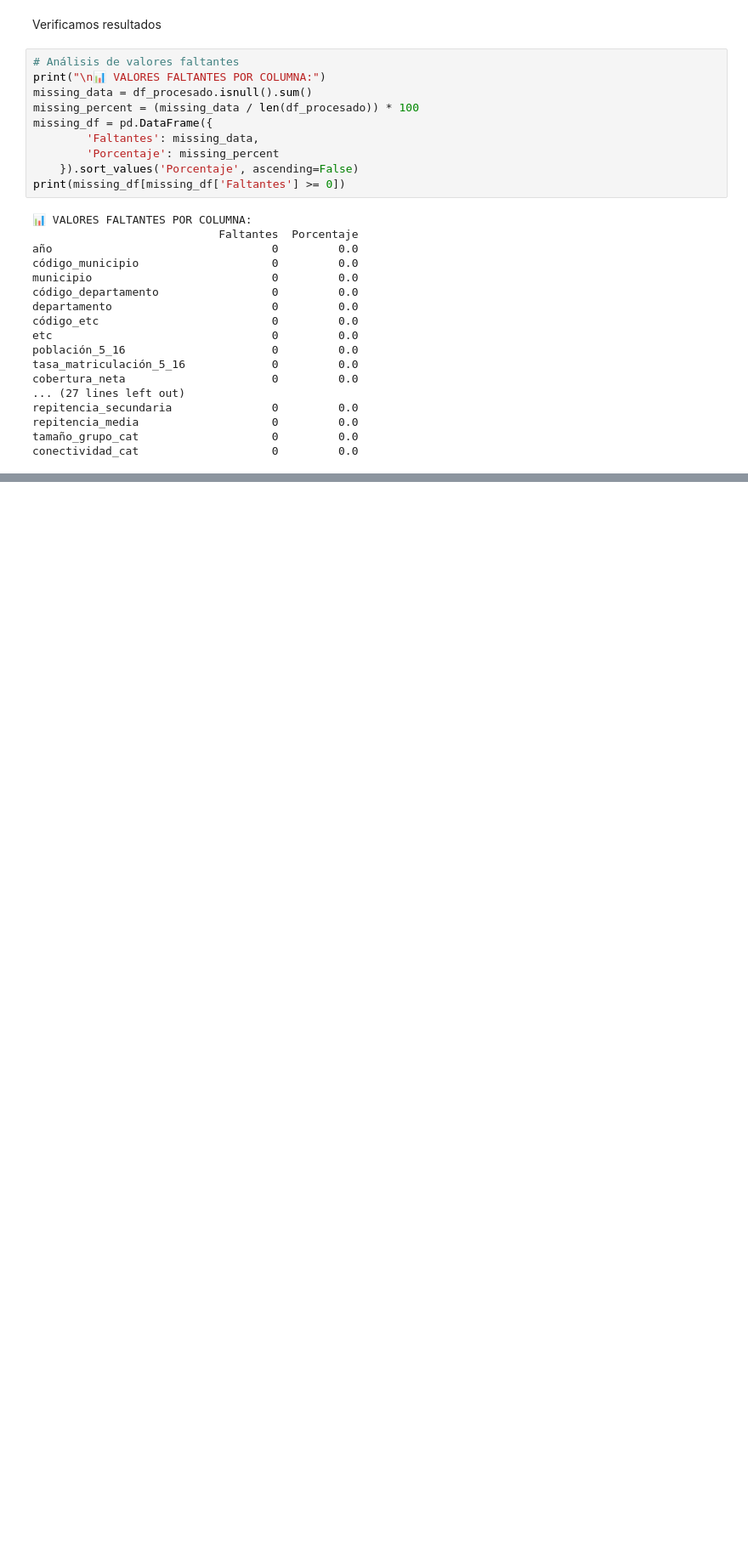
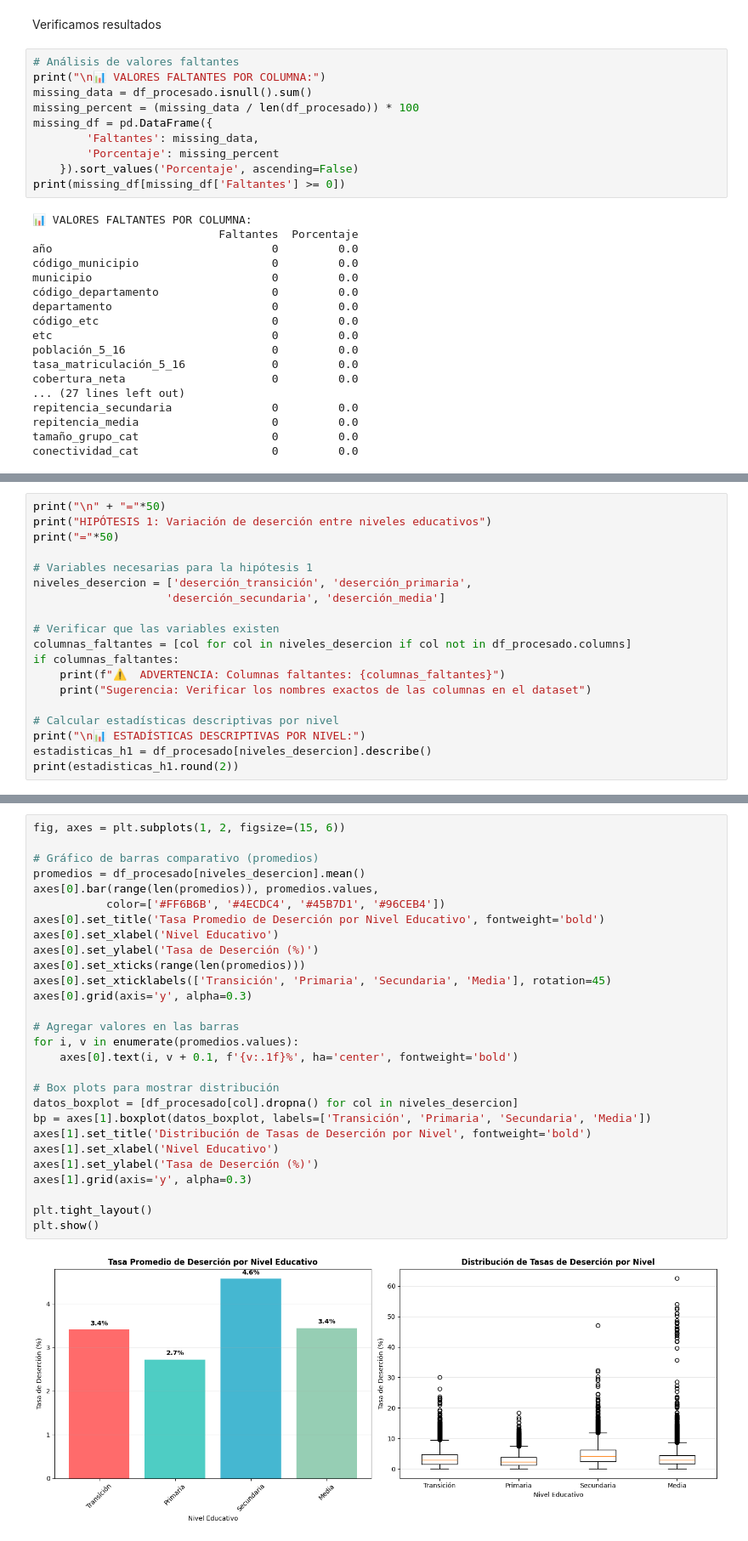
Before and after one commit to Yelettni/Final_WIDA, a Jupyter notebook: notebooks/EDUCACION_COLOMBIA.ipynb, the cells around one changed output, grey strips where cells are left out. Shown: that part at 85% size. Cells and saved outputs as stored; diff of their text form; blank space fills up the shorter version.

```diff
--- a/notebooks/EDUCACION_COLOMBIA.ipynb
+++ b/notebooks/EDUCACION_COLOMBIA.ipynb
@@ -500,0 +721,19 @@ conectividad_cat                    0         0.0
+# %%
+print("\n" + "="*50)
+print("HIPÓTESIS 1: Variación de deserción entre niveles educativos")
+print("="*50)
+
+# Variables necesarias para la hipótesis 1
+niveles_desercion = ['deserción_transición', 'deserción_primaria',
+                    'deserción_secundaria', 'deserción_media']
+
+# Verificar que las variables existen
+columnas_faltantes = [col for col in niveles_desercion if col not in df_procesado.columns]
+if columnas_faltantes:
+    print(f"⚠️  ADVERTENCIA: Columnas faltantes: {columnas_faltantes}")
+    print("Sugerencia: Verificar los nombres exactos de las columnas en el dataset")
+
+# Calcular estadísticas descriptivas por nivel
+print("\n📊 ESTADÍSTICAS DESCRIPTIVAS POR NIVEL:")
+estadisticas_h1 = df_procesado[niveles_desercion].describe()
+print(estadisticas_h1.round(2))
@@ -500,0 +758,30 @@ conectividad_cat                    0         0.0
+# %%
+fig, axes = plt.subplots(1, 2, figsize=(15, 6))
+
+# Gráfico de barras comparativo (promedios)
+promedios = df_procesado[niveles_desercion].mean()
+axes[0].bar(range(len(promedios)), promedios.values,
+           color=['#FF6B6B', '#4ECDC4', '#45B7D1', '#96CEB4'])
+axes[0].set_title('Tasa Promedio de Deserción por Nivel Educativo', fontweight='bold')
+axes[0].set_xlabel('Nivel Educativo')
+axes[0].set_ylabel('Tasa de Deserción (%)')
+axes[0].set_xticks(range(len(promedios)))
+axes[0].set_xticklabels(['Transición', 'Primaria', 'Secundaria', 'Media'], rotation=45)
+axes[0].grid(axis='y', alpha=0.3)
+
+# Agregar valores en las barras
+for i, v in enumerate(promedios.values):
+    axes[0].text(i, v + 0.1, f'{v:.1f}%', ha='center', fontweight='bold')
+
+# Box plots para mostrar distribución
+datos_boxplot = [df_procesado[col].dropna() for col in niveles_desercion]
+bp = axes[1].boxplot(datos_boxplot, labels=['Transición', 'Primaria', 'Secundaria', 'Media'])
+axes[1].set_title('Distribución de Tasas de Deserción por Nivel', fontweight='bold')
+axes[1].set_xlabel('Nivel Educativo')
+axes[1].set_ylabel('Tasa de Deserción (%)')
+axes[1].grid(axis='y', alpha=0.3)
+
+plt.tight_layout()
+plt.show()
+# %% [output]
+[figure, added]
```
Also changed, not shown: parts of 22 cells of this notebook.
